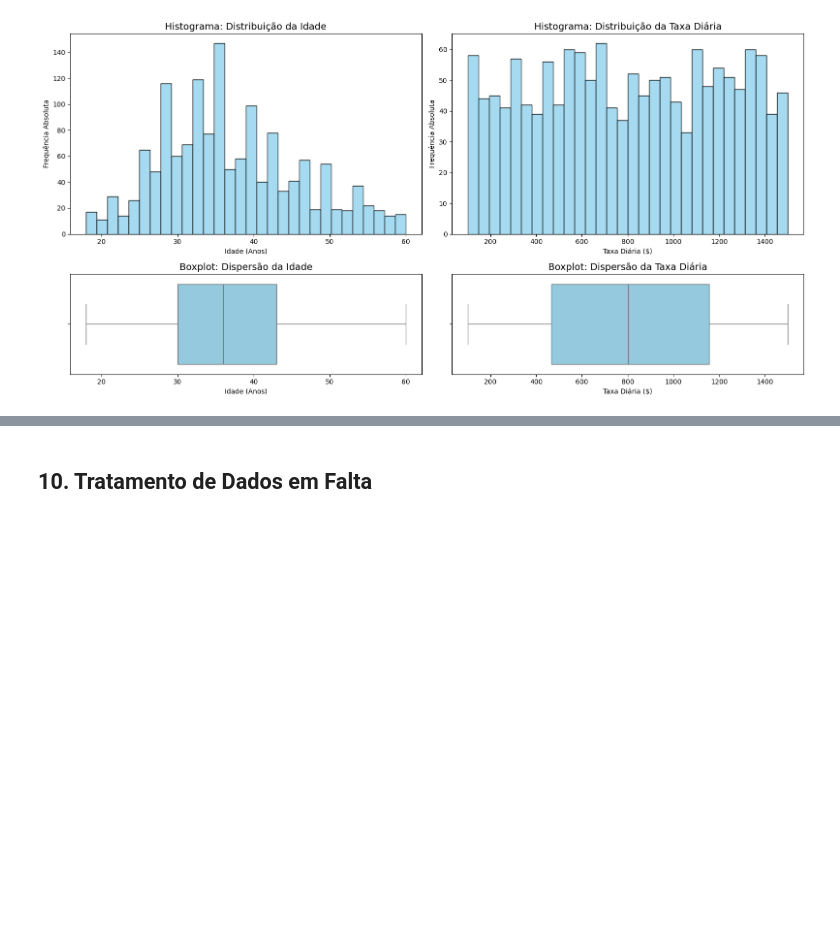
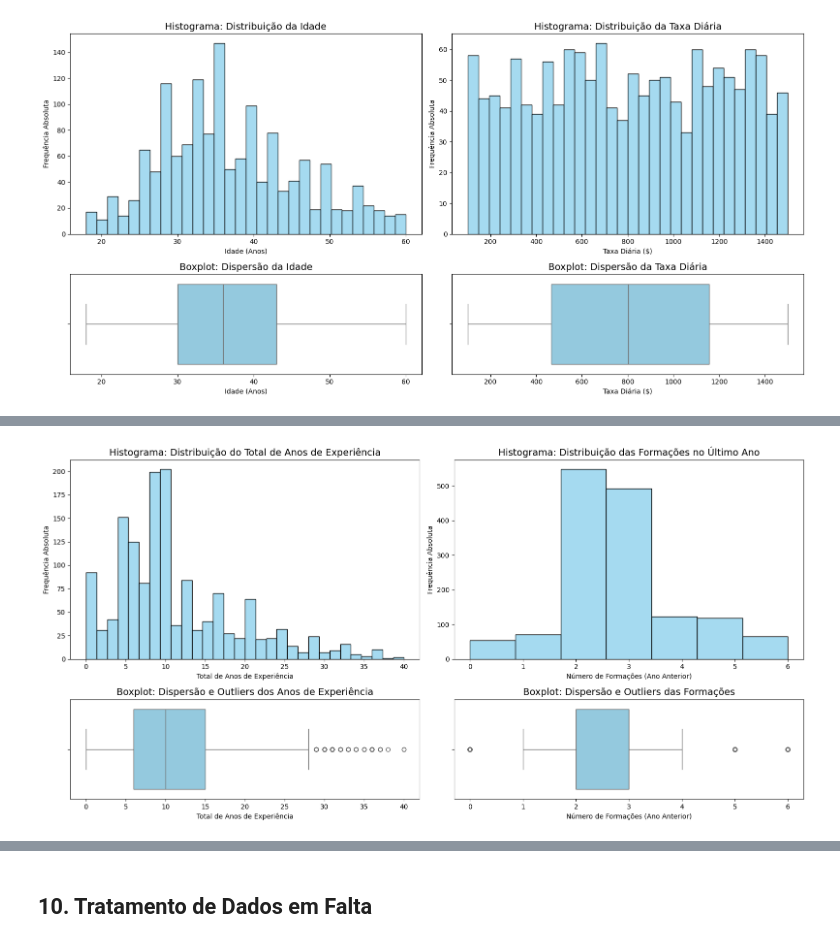
Before and after one commit to LuiscnFigueira/Projeto-cdg-grupo10, a Jupyter notebook: notebooks/M2_exploração.ipynb, the cells around one changed output, grey strips where cells are left out. Saved outputs shown, nothing was run; the diff lists cells and outputs as text; code cells hidden in the pictures; blank space fills up the shorter version.

```diff
--- a/notebooks/M2_exploração.ipynb
+++ b/notebooks/M2_exploração.ipynb
@@ -364,0 +213,38 @@ plt.show()
+# %%
+# Criar a grelha 2x2 (2 linhas, 2 colunas)
+fig, axes = plt.subplots(nrows=2, ncols=2, figsize=(16, 8), gridspec_kw={'height_ratios': [2, 1]})
+
+# COLUNA: TOTAL DE ANOS DE EXPERIÊNCIA (TotalWorkingYears)
+
+# Histograma da variável (TotalWorkingYears)
+sns.histplot(df['TotalWorkingYears'], color='skyblue', bins=30, ax=axes[0, 0])
+axes[0, 0].set_title('Histograma: Distribuição do Total de Anos de Experiência', fontsize=14)
+axes[0, 0].set_xlabel('Total de Anos de Experiência')
+axes[0, 0].set_ylabel('Frequência Absoluta')
+
+# Boxplot da variável (TotalWorkingYears)
+sns.boxplot(x=df['TotalWorkingYears'], color='skyblue', ax=axes[1, 0])
+axes[1, 0].set_title('Boxplot: Dispersão e Outliers dos Anos de Experiência', fontsize=14)
+axes[1, 0].set_xlabel('Total de Anos de Experiência')
+
+# COLUNA: FORMAÇÕES NO ÚLTIMO ANO (TrainingTimesLastYear)
+
+# Histograma da variável (TrainingTimesLastYear)
+sns.histplot(df['TrainingTimesLastYear'], color='skyblue', bins=7, ax=axes[0, 1])
+axes[0, 1].set_title('Histograma: Distribuição das Formações no Último Ano', fontsize=14)
+axes[0, 1].set_xlabel('Número de Formações (Ano Anterior)')
+axes[0, 1].set_ylabel('Frequência Absoluta')
+
+# Boxplot da variável (TrainingTimesLastYear)
+sns.boxplot(x=df['TrainingTimesLastYear'], color='skyblue', ax=axes[1, 1])
+axes[1, 1].set_title('Boxplot: Dispersão e Outliers das Formações', fontsize=14)
+axes[1, 1].set_xlabel('Número de Formações (Ano Anterior)')
+
+
+# Ajustar automaticamente os espaços para não sobrepor títulos
+plt.tight_layout()
+plt.show()
+
+# Autor: Mateus Afonso
+# %% [output]
+[figure, added]
```
Also changed, not shown: parts of 26 cells of this notebook.
